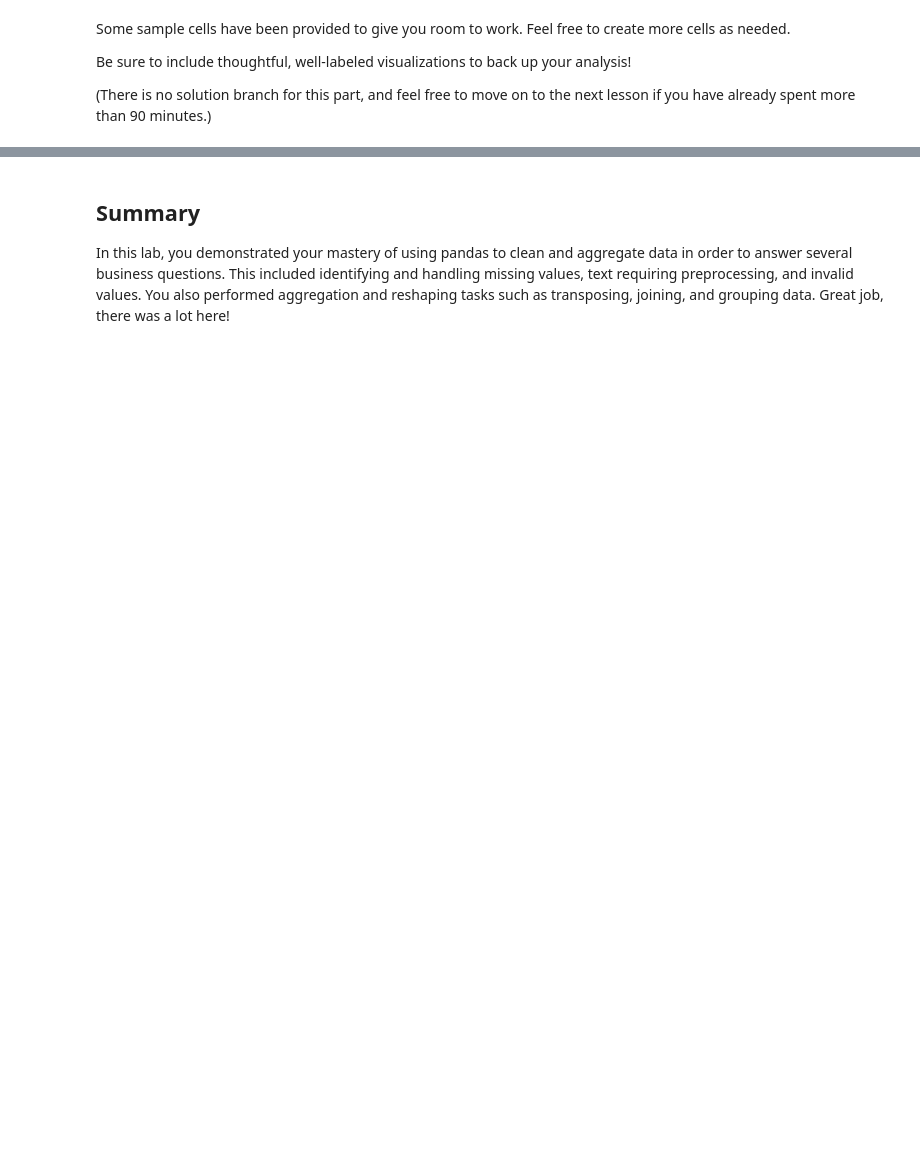
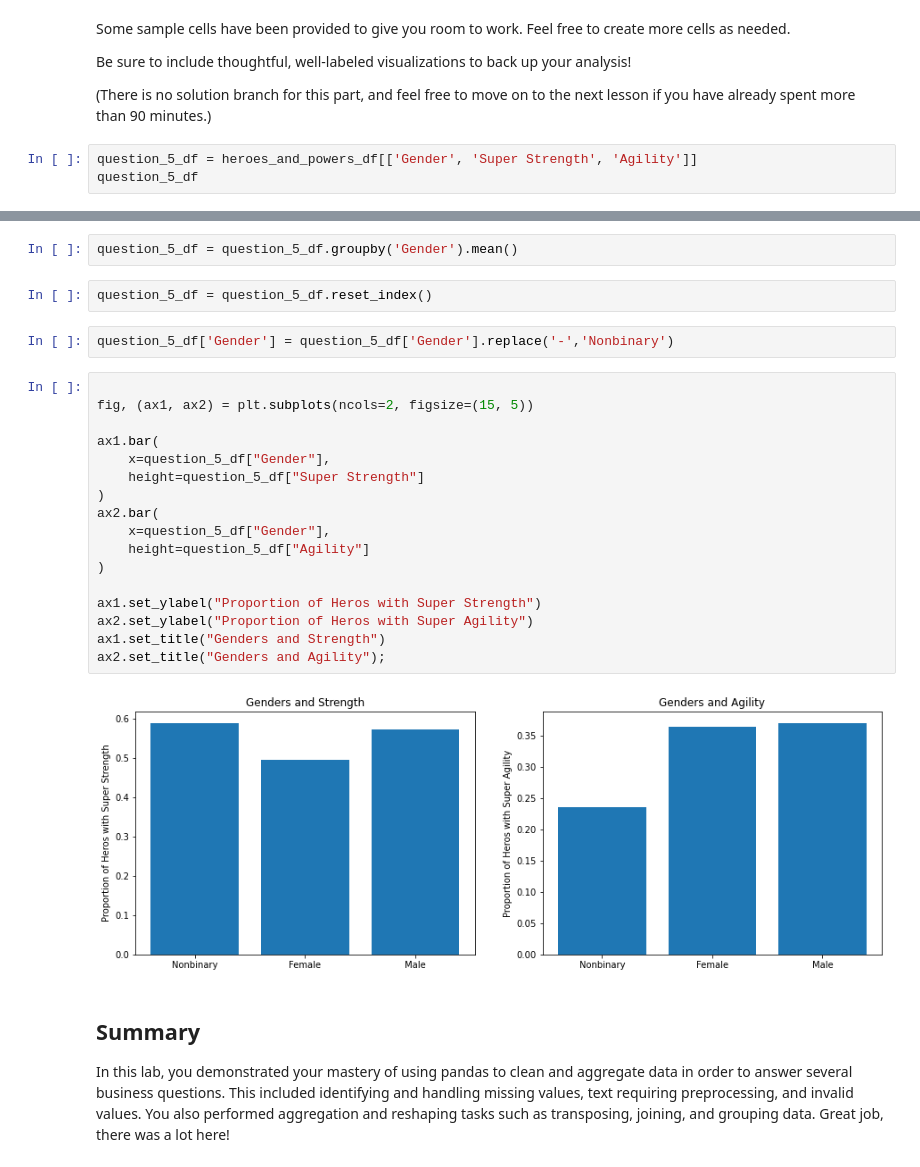
Before and after one commit to nonlocal-lia/dsc-pandas-data-cleaning-lab, a Jupyter notebook: index.ipynb, the cells around one changed output, grey strips where cells are left out. Drawn from its saved outputs; the diff is of its cells as text; blank space fills up the shorter version.

```diff
--- a/index.ipynb
+++ b/index.ipynb
@@ -897,3 +902,6 @@ Some sample cells have been provided to give you room to work. Feel free to crea
 Be sure to include thoughtful, well-labeled visualizations to back up your analysis!
 
 (There is no solution branch for this part, and feel free to move on to the next lesson if you have already spent more than 90 minutes.)
+# %%
+question_5_df = heroes_and_powers_df[['Gender', 'Super Strength', 'Agility']]
+question_5_df
@@ -900,3 +923,28 @@ Be sure to include thoughtful, well-labeled visualizations to back up your analy
+# %%
+question_5_df = question_5_df.groupby('Gender').mean()
+# %%
+question_5_df = question_5_df.reset_index()
+# %%
+question_5_df['Gender'] = question_5_df['Gender'].replace('-','Nonbinary')
+# %%
+
+fig, (ax1, ax2) = plt.subplots(ncols=2, figsize=(15, 5))
+
+ax1.bar(
+    x=question_5_df["Gender"],
+    height=question_5_df["Super Strength"]
+)
+ax2.bar(
+    x=question_5_df["Gender"],
+    height=question_5_df["Agility"]
+)
+
+ax1.set_ylabel("Proportion of Heros with Super Strength")
+ax2.set_ylabel("Proportion of Heros with Super Agility")
+ax1.set_title("Genders and Strength")
+ax2.set_title("Genders and Agility");
+# %% [output]
+[figure, added]
 # %% [markdown]
 ## Summary
 
```
Also changed, not shown: parts of 12 cells of this notebook.
